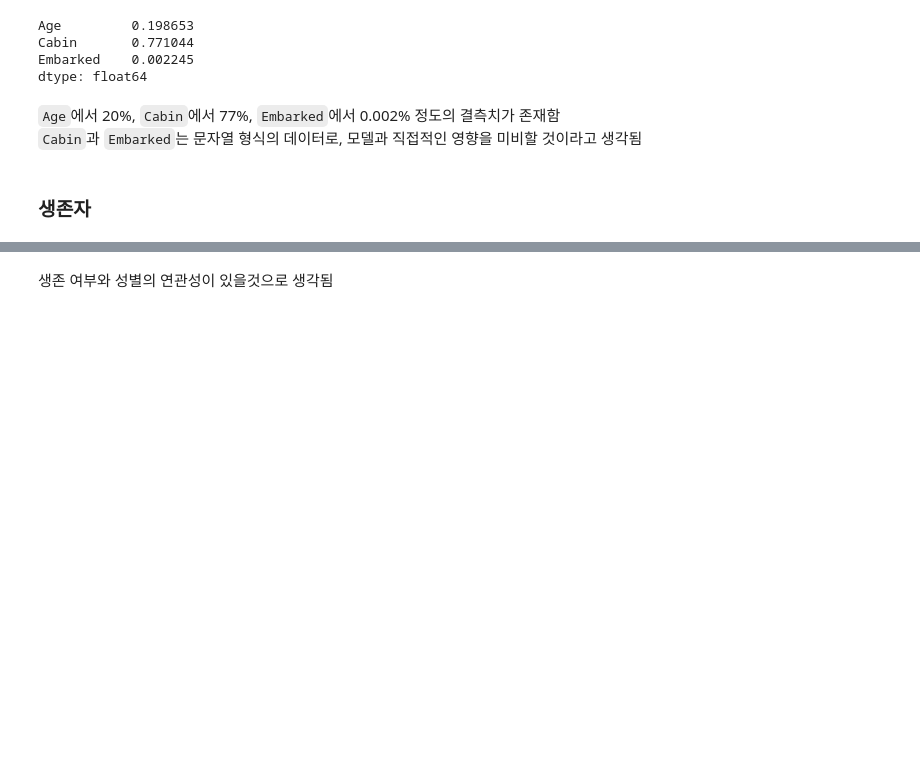
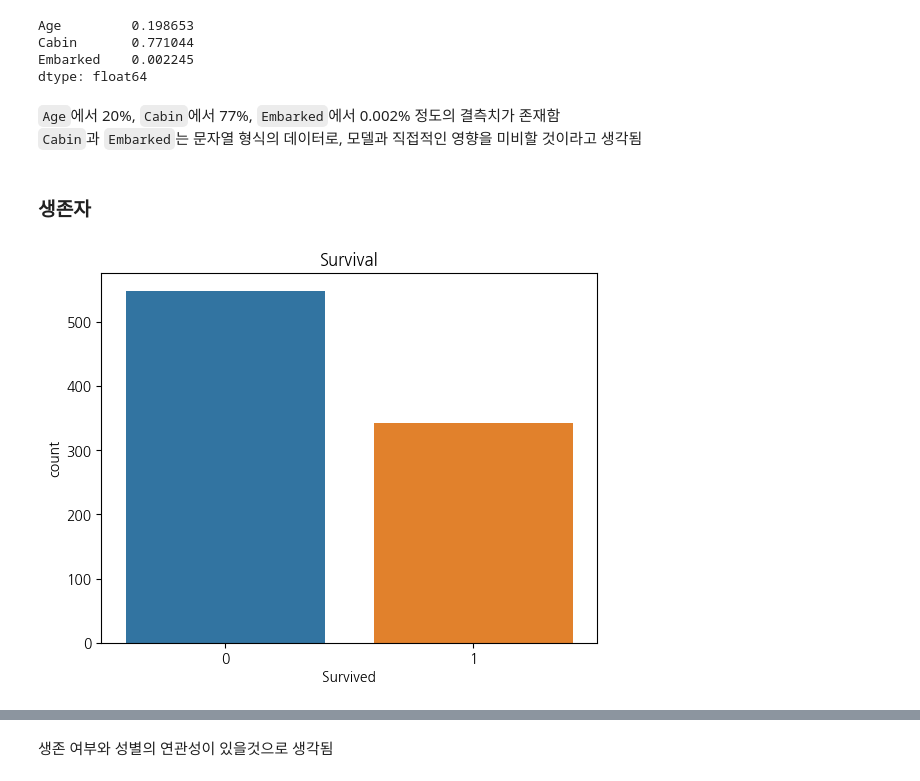
Before and after one commit to nuyhc/AIphoria, a Jupyter notebook: 2. Basic EDA/2_HW_타이타닉_EDA.ipynb, the cells around one changed output, grey strips where cells are left out. Saved outputs shown, nothing was run; the diff lists cells and outputs as text; code cells hidden in the pictures; blank space fills up the shorter version.

```diff
--- a/2. Basic EDA/2_HW_타이타닉_EDA.ipynb
+++ b/2. Basic EDA/2_HW_타이타닉_EDA.ipynb
@@ -70,4 +84,10 @@ dtype: float64
 `Cabin`과 `Embarked`는 문자열 형식의 데이터로, 모델과 직접적인 영향을 미비할 것이라고 생각됨
 # %% [markdown]
 ### 생존자
+# %%
+#countplot이란? -> 범주형 변수의 각 카테고리별로 데이터의 빈도를 시각화할 수 있다.
+#예를 들어, 성별, 학력 수준, 지역, 직업 등과 같이 명목형 변수의 분포를 확인하고 싶을 때 사용할 수 있다.
+_ = sns.countplot(data=train, x="Survived").set_title("Survival")
+# %% [output]
+[figure, added]
 # %%
```
Also changed, not shown: parts of 13 cells of this notebook, 4 other files.
